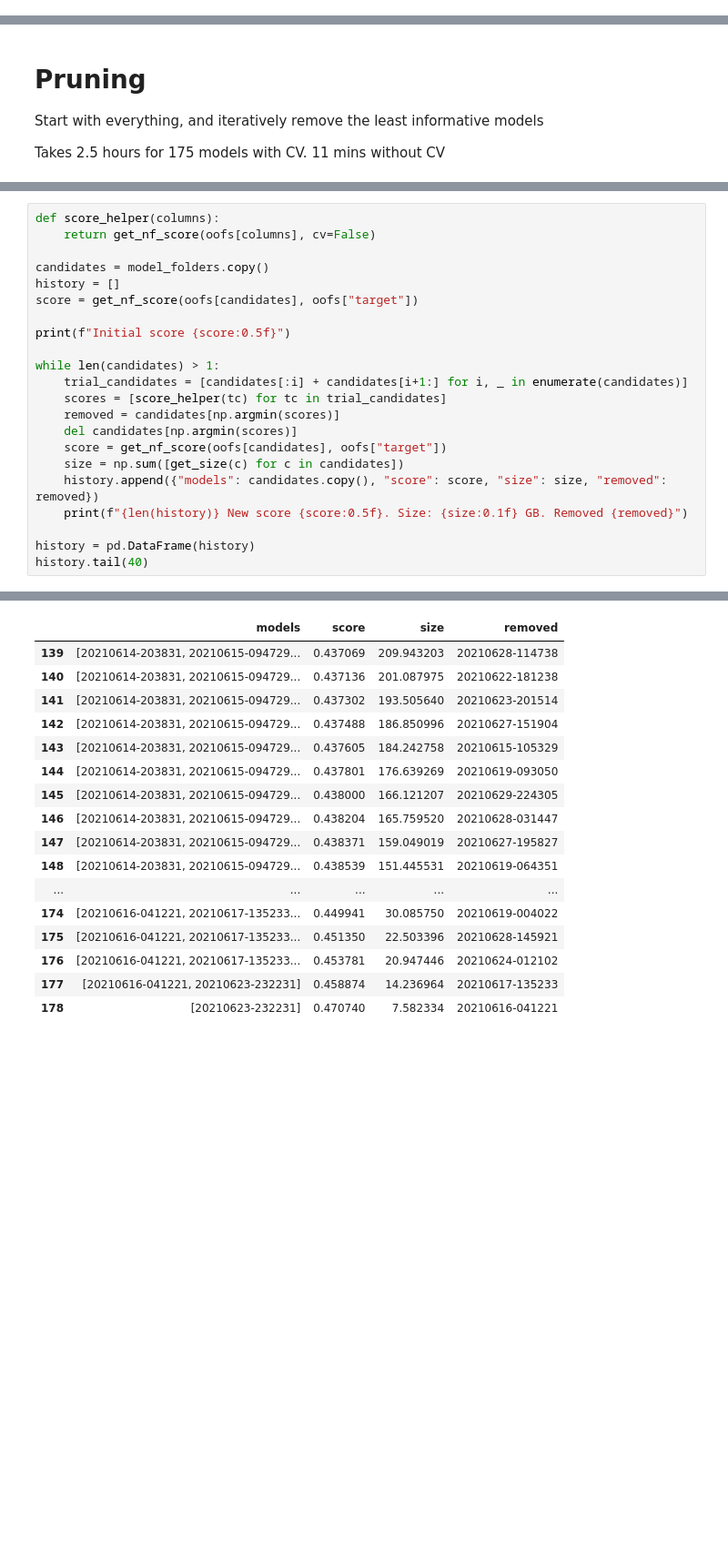
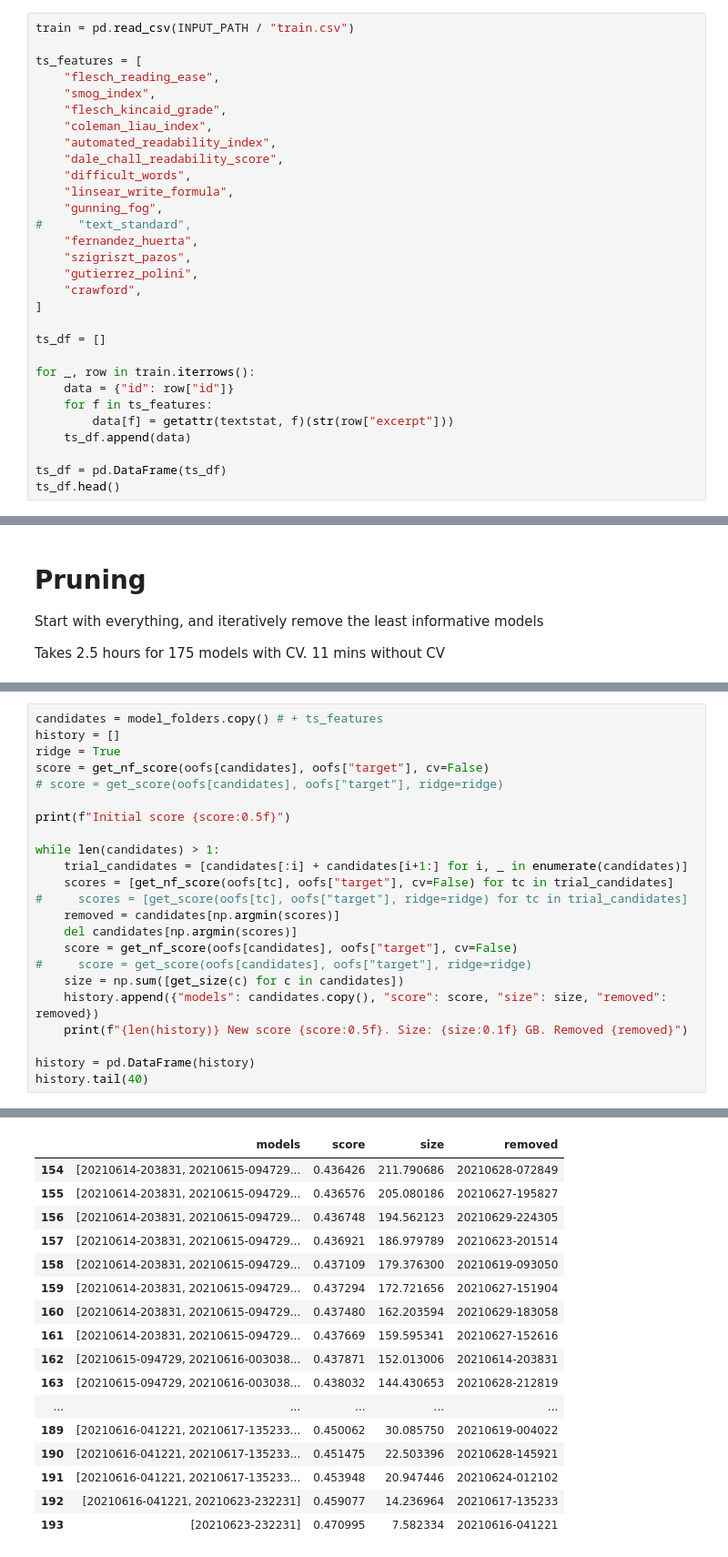
Before and after one commit to Anjum48/commonlitreadabilityprize, a Jupyter notebook: notebooks/stacking.ipynb, the cells around one changed output, grey strips where cells are left out. Shown: that part at 91% size. Saved outputs shown, nothing was run; the diff lists cells and outputs as text; blank space fills up the shorter version.

```diff
--- a/notebooks/stacking.ipynb
+++ b/notebooks/stacking.ipynb
@@ -403,0 +330,30 @@ Best score: 0.45035
+# %%
+train = pd.read_csv(INPUT_PATH / "train.csv")
+
+ts_features = [
+    "flesch_reading_ease",
+    "smog_index",
+    "flesch_kincaid_grade",
+    "coleman_liau_index",
+    "automated_readability_index",
+    "dale_chall_readability_score",
+    "difficult_words",
+    "linsear_write_formula",
+    "gunning_fog",
+#     "text_standard",
+    "fernandez_huerta",
+    "szigriszt_pazos",
+    "gutierrez_polini",
+    "crawford",
+]
+
+ts_df = []
+
+for _, row in train.iterrows():
+    data = {"id": row["id"]}
+    for f in ts_features:
+        data[f] = getattr(textstat, f)(str(row["excerpt"]))
+    ts_df.append(data)
+
+ts_df = pd.DataFrame(ts_df)
+ts_df.head()
@@ -833,19 +823,20 @@ Takes 2.5 hours for 175 models with CV. 11 mins without CV
 # %%
-def score_helper(columns):
-    return get_nf_score(oofs[columns], cv=False)
-
-candidates = model_folders.copy()
+candidates = model_folders.copy() # + ts_features
 history = []
-score = get_nf_score(oofs[candidates], oofs["target"])
+ridge = True
+score = get_nf_score(oofs[candidates], oofs["target"], cv=False)
+# score = get_score(oofs[candidates], oofs["target"], ridge=ridge)
 
 print(f"Initial score {score:0.5f}")
 
 while len(candidates) > 1:
     trial_candidates = [candidates[:i] + candidates[i+1:] for i, _ in enumerate(candidates)]
-    scores = [score_helper(tc) for tc in trial_candidates]
+    scores = [get_nf_score(oofs[tc], oofs["target"], cv=False) for tc in trial_candidates]
+#     scores = [get_score(oofs[tc], oofs["target"], ridge=ridge) for tc in trial_candidates]
     removed = candidates[np.argmin(scores)]
     del candidates[np.argmin(scores)]
-    score = get_nf_score(oofs[candidates], oofs["target"])
+    score = get_nf_score(oofs[candidates], oofs["target"], cv=False)
+#     score = get_score(oofs[candidates], oofs["target"], ridge=ridge)
     size = np.sum([get_size(c) for c in candidates])
     history.append({"models": candidates.copy(), "score": score, "size": size, "removed": removed})
     print(f"{len(history)} New score {score:0.5f}. Size: {size:0.1f} GB. Removed {removed}")
@@ -873,18 +864,18 @@ Initial score 0.43328
 |  | models | score | size | removed |
-| 139 | [20210614-203831, 20210615-094729... | 0.437069 | 209.943203 | 20210628-114738 |
-| 140 | [20210614-203831, 20210615-094729... | 0.437136 | 201.087975 | 20210622-181238 |
-| 141 | [20210614-203831, 20210615-094729... | 0.437302 | 193.505640 | 20210623-201514 |
-| 142 | [20210614-203831, 20210615-094729... | 0.437488 | 186.850996 | 20210627-151904 |
-| 143 | [20210614-203831, 20210615-094729... | 0.437605 | 184.242758 | 20210615-105329 |
-| 144 | [20210614-203831, 20210615-094729... | 0.437801 | 176.639269 | 20210619-093050 |
-| 145 | [20210614-203831, 20210615-094729... | 0.438000 | 166.121207 | 20210629-224305 |
-| 146 | [20210614-203831, 20210615-094729... | 0.438204 | 165.759520 | 20210628-031447 |
-| 147 | [20210614-203831, 20210615-094729... | 0.438371 | 159.049019 | 20210627-195827 |
-| 148 | [20210614-203831, 20210615-094729... | 0.438539 | 151.445531 | 20210619-064351 |
+| 154 | [20210614-203831, 20210615-094729... | 0.436426 | 211.790686 | 20210628-072849 |
+| 155 | [20210614-203831, 20210615-094729... | 0.436576 | 205.080186 | 20210627-195827 |
+| 156 | [20210614-203831, 20210615-094729... | 0.436748 | 194.562123 | 20210629-224305 |
+| 157 | [20210614-203831, 20210615-094729... | 0.436921 | 186.979789 | 20210623-201514 |
+| 158 | [20210614-203831, 20210615-094729... | 0.437109 | 179.376300 | 20210619-093050 |
+| 159 | [20210614-203831, 20210615-094729... | 0.437294 | 172.721656 | 20210627-151904 |
+| 160 | [20210614-203831, 20210615-094729... | 0.437480 | 162.203594 | 20210629-183058 |
+| 161 | [20210614-203831, 20210615-094729... | 0.437669 | 159.595341 | 20210627-152616 |
+| 162 | [20210615-094729, 20210616-003038... | 0.437871 | 152.013006 | 20210614-203831 |
+| 163 | [20210615-094729, 20210616-003038... | 0.438032 | 144.430653 | 20210628-212819 |
 | ... | ... | ... | ... | ... |
-| 174 | [20210616-041221, 20210617-135233... | 0.449941 | 30.085750 | 20210619-004022 |
-| 175 | [20210616-041221, 20210617-135233... | 0.451350 | 22.503396 | 20210628-145921 |
-| 176 | [20210616-041221, 20210617-135233... | 0.453781 | 20.947446 | 20210624-012102 |
-| 177 | [20210616-041221, 20210623-232231] | 0.458874 | 14.236964 | 20210617-135233 |
-| 178 | [20210623-232231] | 0.470740 | 7.582334 | 20210616-041221 |
+| 189 | [20210616-041221, 20210617-135233... | 0.450062 | 30.085750 | 20210619-004022 |
+| 190 | [20210616-041221, 20210617-135233... | 0.451475 | 22.503396 | 20210628-145921 |
+| 191 | [20210616-041221, 20210617-135233... | 0.453948 | 20.947446 | 20210624-012102 |
+| 192 | [20210616-041221, 20210623-232231] | 0.459077 | 14.236964 | 20210617-135233 |
+| 193 | [20210623-232231] | 0.470995 | 7.582334 | 20210616-041221 |
 # %%
```
Also changed, not shown: parts of 37 cells of this notebook, 2 other files.
